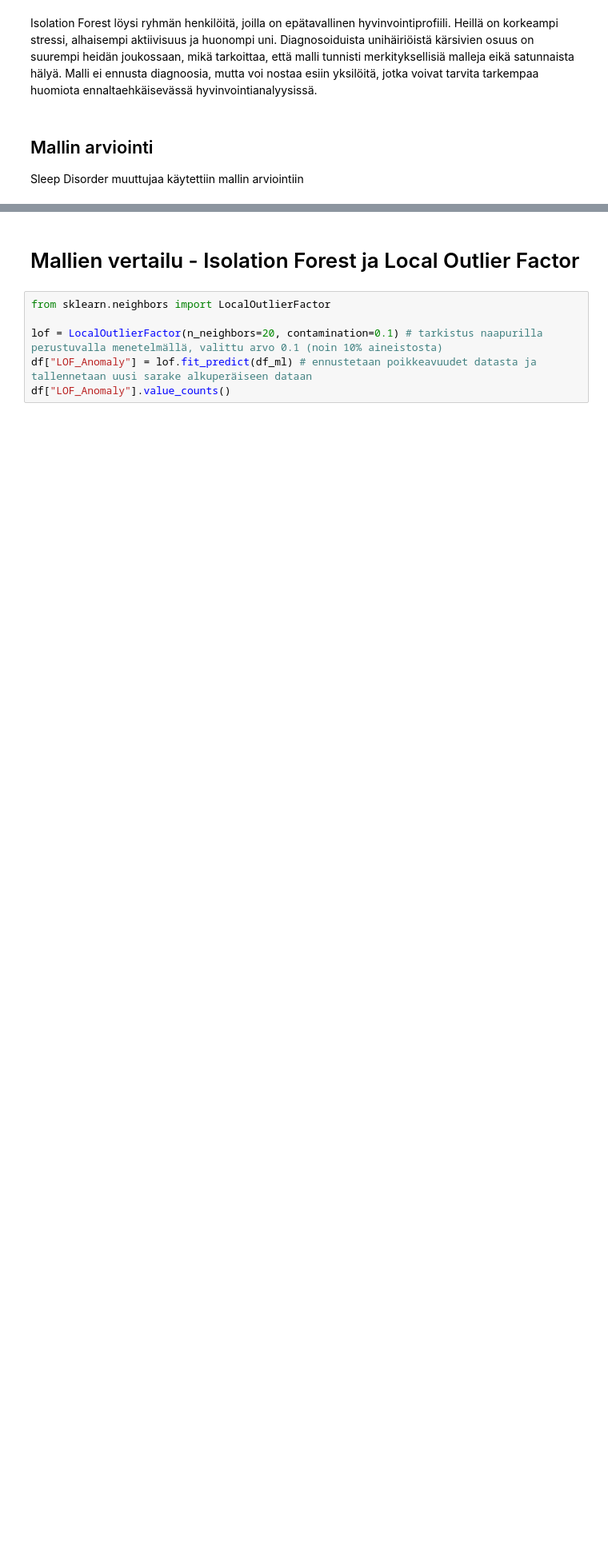
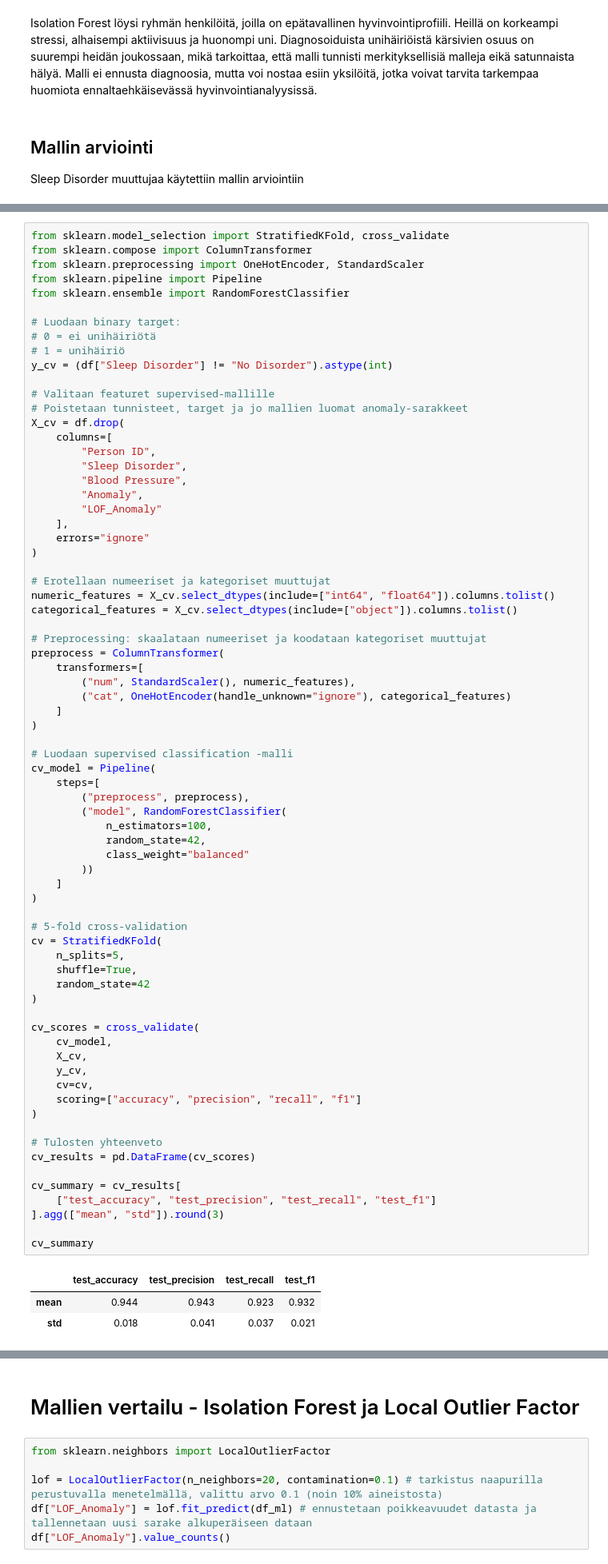
Before and after one commit to TanjaMel/wellbeing_and_sleep, a Jupyter notebook: sleep_wellbeing_analysis.ipynb, the cells around one changed output, grey strips where cells are left out. Shown at 80% size. Cells and saved outputs as stored; diff of their text form; blank space fills up the shorter version.

```diff
--- a/sleep_wellbeing_analysis.ipynb
+++ b/sleep_wellbeing_analysis.ipynb
@@ -594,0 +589,76 @@ Tulos: poikkeavuuksien ryhmässä oli enemmän unihäiriöisiä kuin normaalien
+# %%
+from sklearn.model_selection import StratifiedKFold, cross_validate
+from sklearn.compose import ColumnTransformer
+from sklearn.preprocessing import OneHotEncoder, StandardScaler
+from sklearn.pipeline import Pipeline
+from sklearn.ensemble import RandomForestClassifier
+
+# Luodaan binary target:
+# 0 = ei unihäiriötä
+# 1 = unihäiriö
+y_cv = (df["Sleep Disorder"] != "No Disorder").astype(int)
+
+# Valitaan featuret supervised-mallille
+# Poistetaan tunnisteet, target ja jo mallien luomat anomaly-sarakkeet
+X_cv = df.drop(
+    columns=[
+        "Person ID",
+        "Sleep Disorder",
+        "Blood Pressure",
+        "Anomaly",
+        "LOF_Anomaly"
+    ],
+    errors="ignore"
+)
+
+# Erotellaan numeeriset ja kategoriset muuttujat
+numeric_features = X_cv.select_dtypes(include=["int64", "float64"]).columns.tolist()
+categorical_features = X_cv.select_dtypes(include=["object"]).columns.tolist()
+
+# Preprocessing: skaalataan numeeriset ja koodataan kategoriset muuttujat
+preprocess = ColumnTransformer(
+    transformers=[
+        ("num", StandardScaler(), numeric_features),
+        ("cat", OneHotEncoder(handle_unknown="ignore"), categorical_features)
+    ]
+)
+
+# Luodaan supervised classification -malli
+cv_model = Pipeline(
+    steps=[
+        ("preprocess", preprocess),
+        ("model", RandomForestClassifier(
+            n_estimators=100,
+            random_state=42,
+            class_weight="balanced"
+        ))
+    ]
+)
+
+# 5-fold cross-validation
+cv = StratifiedKFold(
+    n_splits=5,
+    shuffle=True,
+    random_state=42
+)
+
+cv_scores = cross_validate(
+    cv_model,
+    X_cv,
+    y_cv,
+    cv=cv,
+    scoring=["accuracy", "precision", "recall", "f1"]
+)
+
+# Tulosten yhteenveto
+cv_results = pd.DataFrame(cv_scores)
+
+cv_summary = cv_results[
+    ["test_accuracy", "test_precision", "test_recall", "test_f1"]
+].agg(["mean", "std"]).round(3)
+
+cv_summary
+# %% [output]
+|  | test_accuracy | test_precision | test_recall | test_f1 |
+| mean | 0.944 | 0.943 | 0.923 | 0.932 |
+| std | 0.018 | 0.041 | 0.037 | 0.021 |
```
Also changed, not shown: parts of 14 cells of this notebook.
